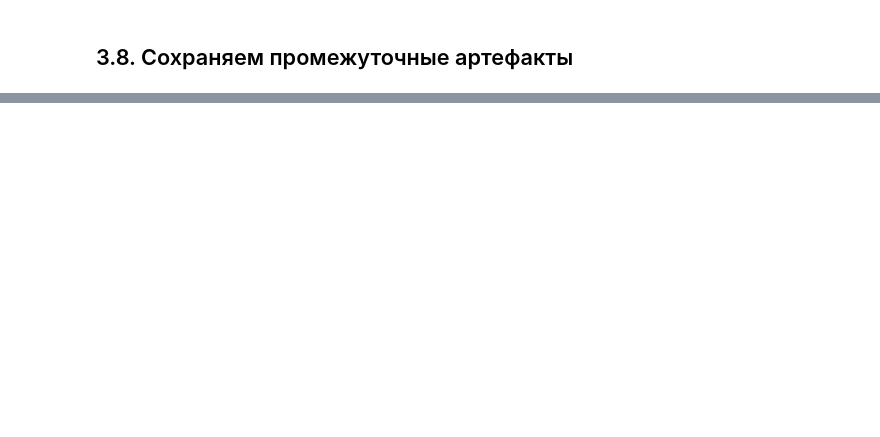
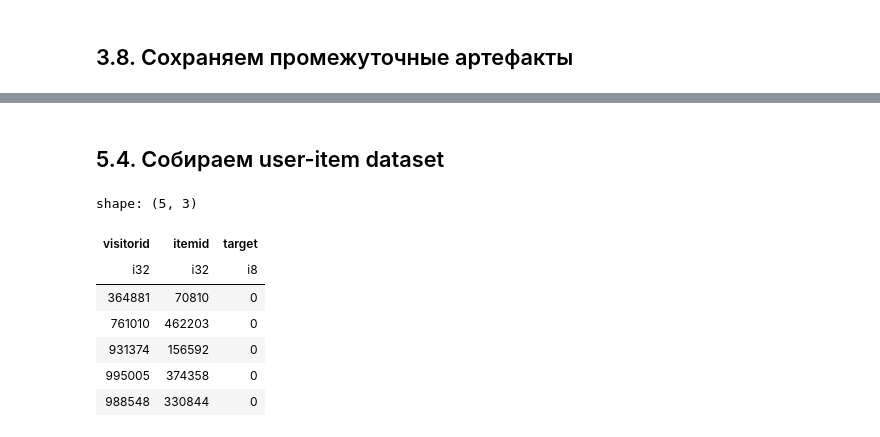
Before and after one commit to Manaam9/ecommerce-recsys, a Jupyter notebook: notebooks/02_modeling.ipynb, the cells around one changed output, grey strips where cells are left out. Saved outputs shown, nothing was run; the diff lists cells and outputs as text; code cells hidden in the pictures; blank space fills up the shorter version.

```diff
--- a/notebooks/02_modeling.ipynb
+++ b/notebooks/02_modeling.ipynb
@@ -314,0 +683,27 @@ events.to_parquet(PROCESSED_DIR / "events_preprocessed.parquet", index=False)
+# %%
+train_user_items = (
+    train_events
+    .select(["visitorid", "itemid"])
+    .unique()
+)
+# %% [markdown]
+## 5.4. Собираем user-item dataset
+# %%
+valid_dataset = (
+    train_user_items
+    .join(valid_target, on=["visitorid", "itemid"], how="left")
+    .with_columns(
+        pl.col("target").fill_null(0).cast(pl.Int8)
+    )
+)
+
+valid_dataset.head()
+# %% [output]
+shape: (5, 3)
+| visitorid | itemid | target |
+| i32 | i32 | i8 |
+| 364881 | 70810 | 0 |
+| 761010 | 462203 | 0 |
+| 931374 | 156592 | 0 |
+| 995005 | 374358 | 0 |
+| 988548 | 330844 | 0 |
```
Also changed, not shown: parts of 36 cells of this notebook.
